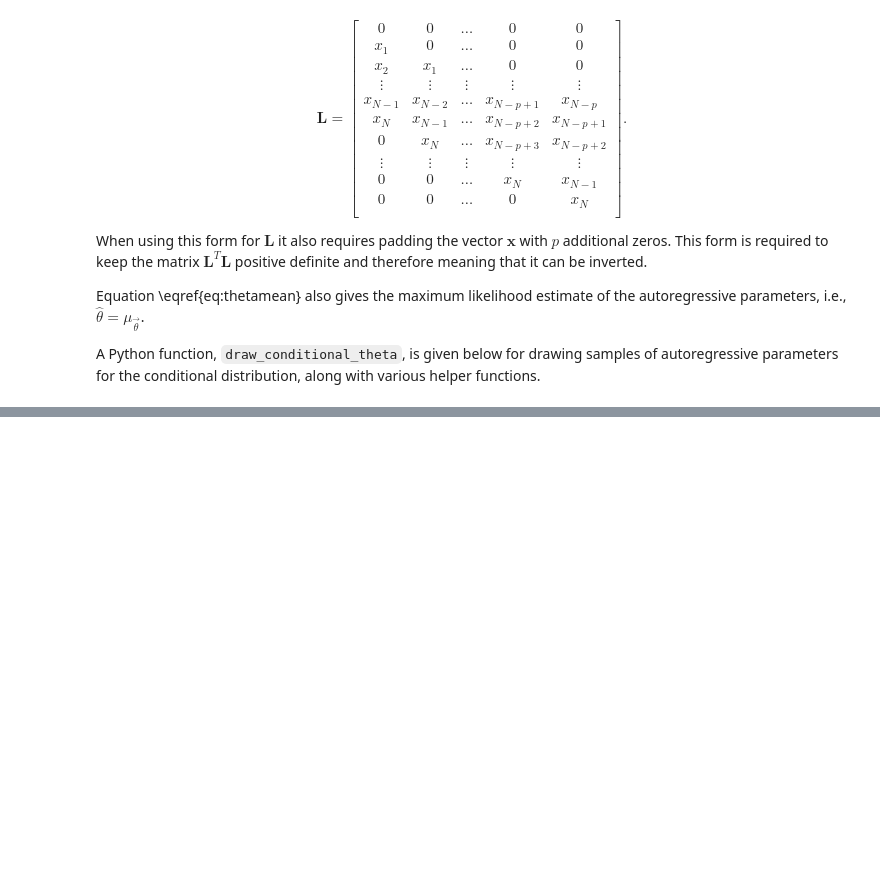
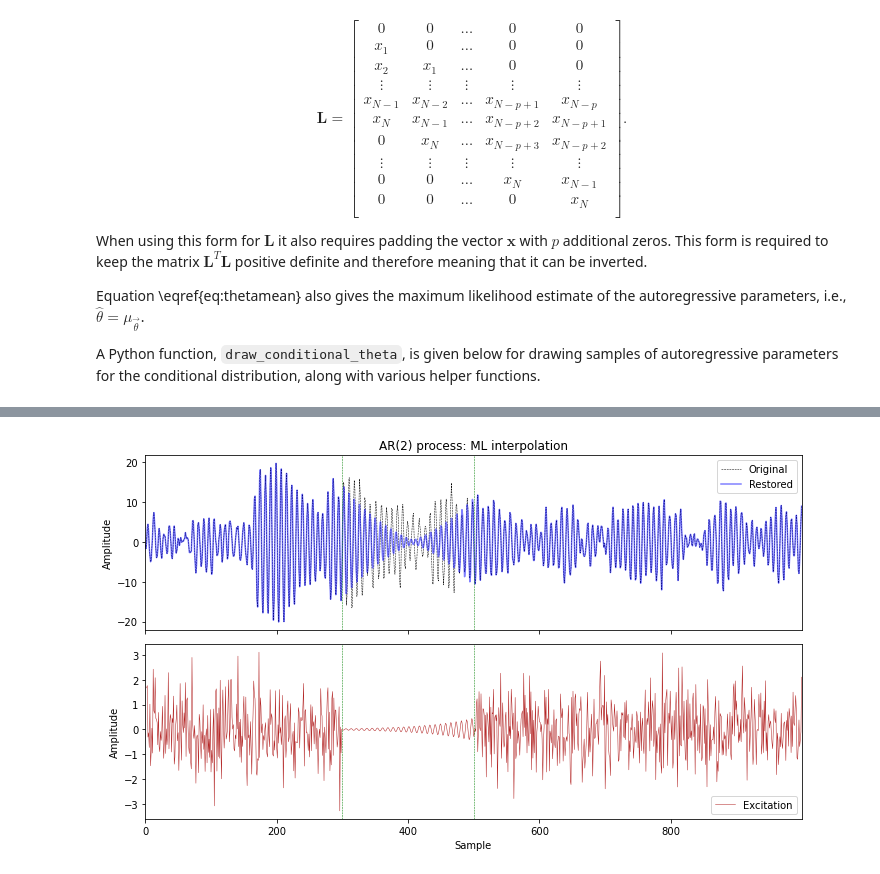
Before and after one commit to mattpitkin/interp-autoreg, a Jupyter notebook: interp-autoreg.ipynb, the cells around one changed output, grey strips where cells are left out. Cells and saved outputs as stored; diff of their text form; code cells hidden in the pictures; blank space fills up the shorter version.

```diff
--- a/interp-autoreg.ipynb
+++ b/interp-autoreg.ipynb
@@ -875,0 +873,7 @@ The first simulation will attempt to replicate the analysis in Section 6.7.1 of
+# %%
+# use ML method
+z, theta, sigma = maximum_likelihood(chopped, m, k, p=p)
+
+plot_results(data, chopped, z, theta, m, title="AR(2) process: ML interpolation");
+# %% [output]
+[figure, added]
```
Also changed, not shown: parts of 38 cells of this notebook.
